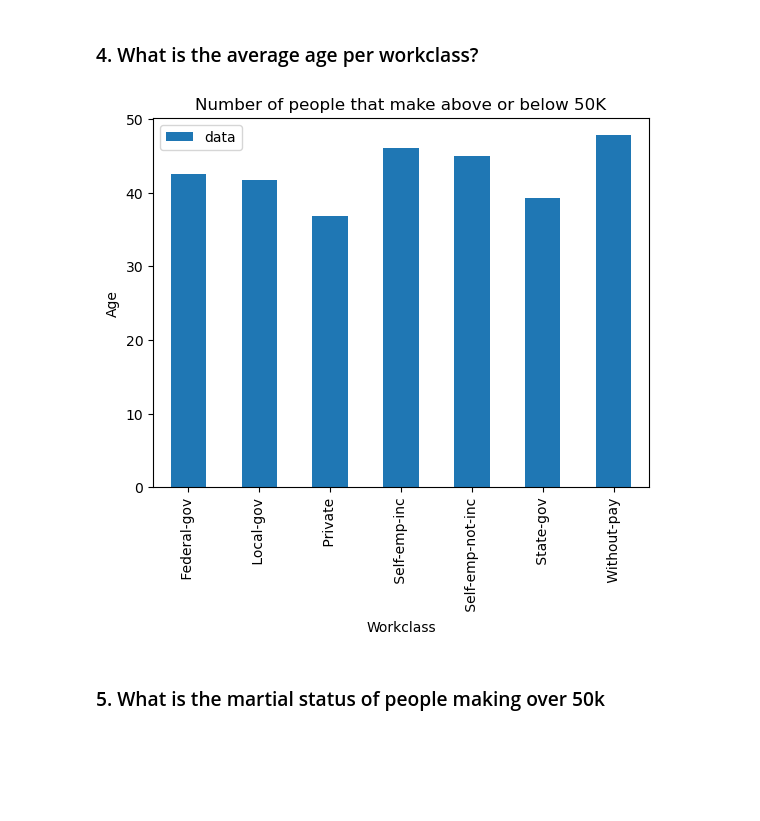
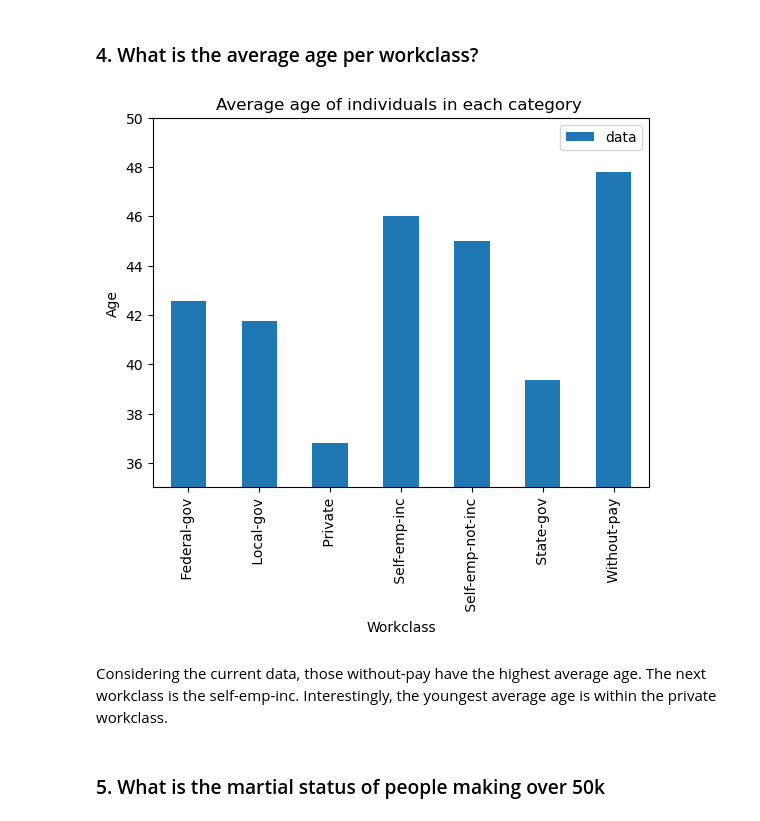
Before and after one commit to shairaalam19/dat301-fall2022-projects, a Jupyter notebook: AlyssaUpdates_DAT301_FinalProject.ipynb, the cells around one changed output. Cells and saved outputs as stored; diff of their text form; code cells hidden in the pictures; blank space fills up the shorter version.

```diff
--- a/AlyssaUpdates_DAT301_FinalProject.ipynb
+++ b/AlyssaUpdates_DAT301_FinalProject.ipynb
@@ -168,9 +172,10 @@ plt.show()
 # %% [markdown]
 ### 3. Number of people per occupation
 # %%
-df_label.occupation.replace((1, 2, 3, 4, 5, 6, 7, 8, 9, 10, 11, 12, 13, 14), (' Tech-support', ' Craft-repair', ' Other-service', ' Sales', ' Exec-managerial', ' Prof-specialty', ' Handlers-cleaners', ' Machine-op-inspct', ' Adm-clerical', ' Farming-fishing', ' Transport-moving', ' Priv-house-serv', ' Protective-serv', ' Armed-Forces'), inplace = True)
+# df_label.occupation.replace((1, 2, 3, 4, 5, 6, 7, 8, 9, 10, 11, 12, 13, 14), (' Tech-support', ' Craft-repair', ' Other-service', ' Sales', ' Exec-managerial', ' Prof-specialty', ' Handlers-cleaners', ' Machine-op-inspct', ' Adm-clerical', ' Farming-fishing', ' Transport-moving', ' Priv-house-serv', ' Protective-serv', ' Armed-Forces'), inplace = True)
 
-y = df_label.occupation
+y = df.occupation
+
 plt.hist(y)
 plt.xlabel("Occupation")
 plt.ylabel("Count")
@@ -183,17 +188,19 @@ plt.show()
 # %%
 df_label.workclass.replace((1, 2, 3, 4, 5, 6, 7, 8), (' Private', ' Self-emp-not-inc', ' Self-emp-inc', ' Federal-gov', ' Local-gov', ' State-gov', ' Without-pay', ' Never-worked'), inplace = True)
 
 # print(df_label.workclass.iloc[:2])
 df_age = pd.DataFrame({"data": df_label.age, "Category": df_label.workclass})
 mean = df_age.groupby("Category").mean()
 
-mean.plot.bar()
+mean.plot.bar(ylim=(35,50))
 plt.xlabel("Workclass")
 plt.ylabel("Age")
-plt.title("Number of people that make above or below 50K")
+plt.title("Average age of individuals in each category ")
 plt.show()
 # %% [output]
-[figure, old version]
+[figure, new version]
+# %% [markdown]
+Considering the current data, those without-pay have the highest average age. The next workclass is the self-emp-inc. Interestingly, the youngest average age is within the private workclass.
 # %% [markdown]
 ### 5.  What is the martial status of people making over 50k
 # %%
```
Also changed, not shown: parts of 14 cells of this notebook.
